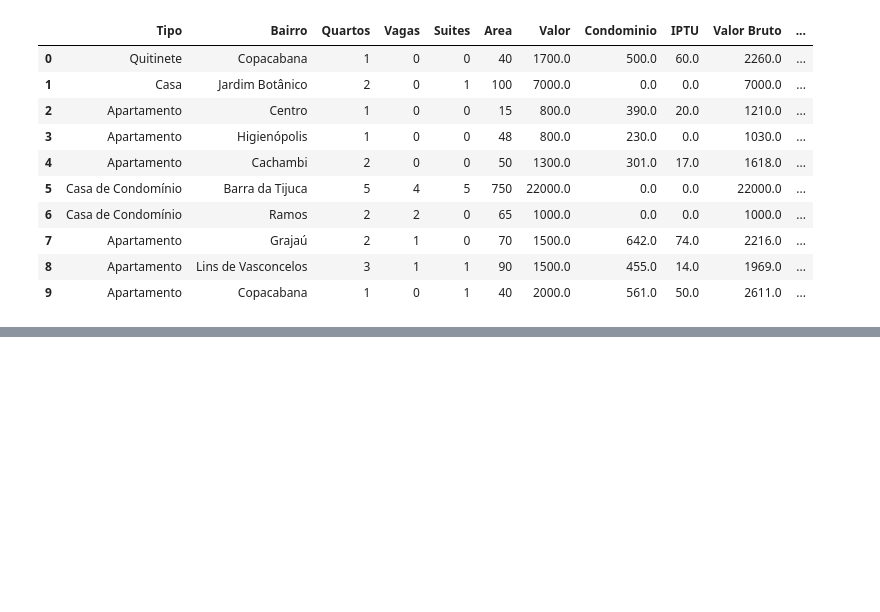
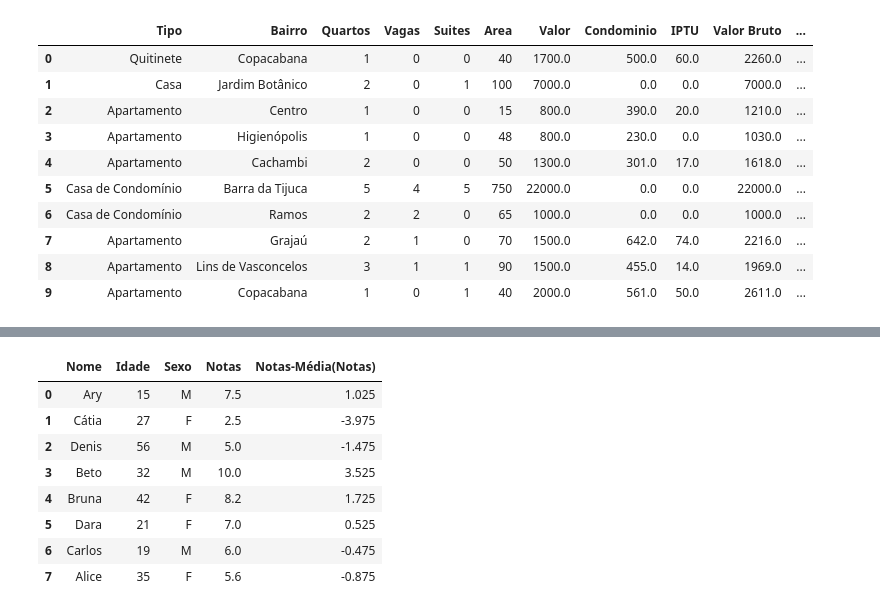
Before and after one commit to cglima/alura-python-pandas-tratando-e-analisando-dados, a Jupyter notebook: notebook/criando-novas-variaveis.ipynb, the cells around one changed output, grey strips where cells are left out. Drawn from its saved outputs; the diff is of its cells as text; code cells hidden in the pictures; blank space fills up the shorter version.

```diff
--- a/notebook/criando-novas-variaveis.ipynb
+++ b/notebook/criando-novas-variaveis.ipynb
@@ -91,0 +129,13 @@ dados
+# %%
+alunos['Notas-Média(Notas)'] = alunos['Notas'].apply(lambda x: x - alunos['Notas'].mean())
+alunos
+# %% [output]
+|  | Nome | Idade | Sexo | Notas | Notas-Média(Notas) |
+| 0 | Ary | 15 | M | 7.5 | 1.025 |
+| 1 | Cátia | 27 | F | 2.5 | -3.975 |
+| 2 | Denis | 56 | M | 5.0 | -1.475 |
+| 3 | Beto | 32 | M | 10.0 | 3.525 |
+| 4 | Bruna | 42 | F | 8.2 | 1.725 |
+| 5 | Dara | 21 | F | 7.0 | 0.525 |
+| 6 | Carlos | 19 | M | 6.0 | -0.475 |
+| 7 | Alice | 35 | F | 5.6 | -0.875 |
```
Also changed, not shown: parts of 8 cells of this notebook.
